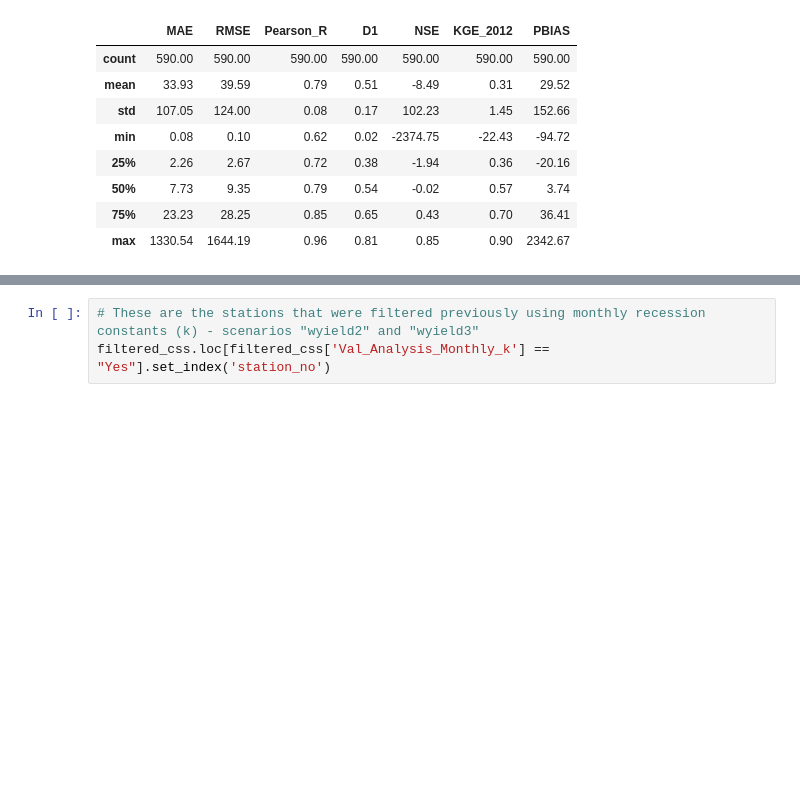
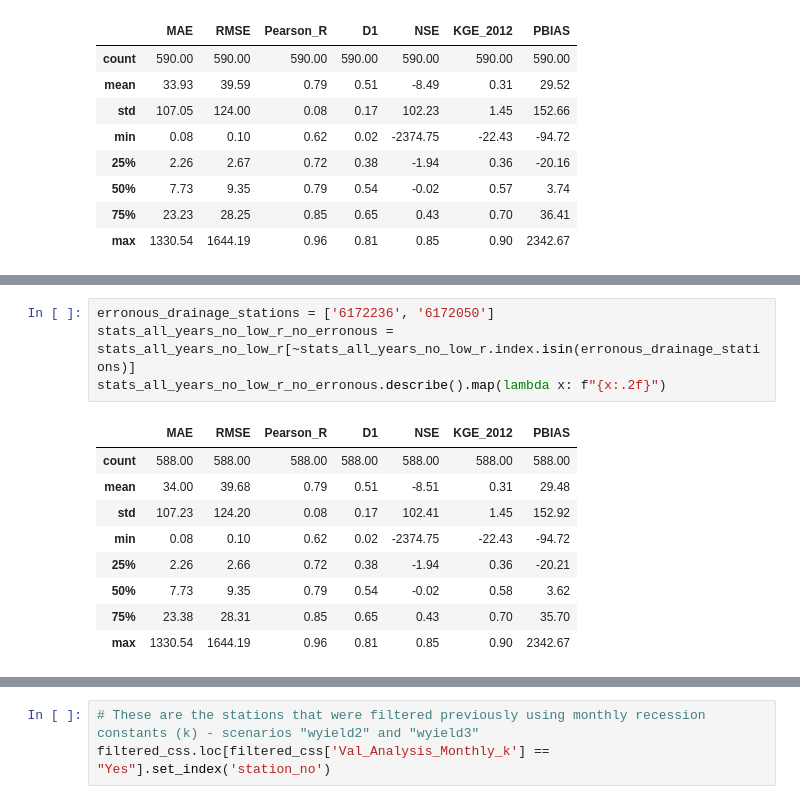
Before and after one commit to jevago262000/PhD_1-Water_Balance, a Jupyter notebook: 7.2a.streamflow_analysis_from_wyield4.ipynb, the cells around one changed output, grey strips where cells are left out. Cells and saved outputs as stored; diff of their text form; blank space fills up the shorter version.

```diff
--- a/7.2a.streamflow_analysis_from_wyield4.ipynb
+++ b/7.2a.streamflow_analysis_from_wyield4.ipynb
@@ -585,0 +601,14 @@ Greater-Pearson stations: ['3617811', '3618720', '3628400', '3630600', '3635310'
+# %%
+erronous_drainage_stations = ['6172236', '6172050']
+stats_all_years_no_low_r_no_erronous = stats_all_years_no_low_r[~stats_all_years_no_low_r.index.isin(erronous_drainage_stations)]
+stats_all_years_no_low_r_no_erronous.describe().map(lambda x: f"{x:.2f}")
+# %% [output]
+|  | MAE | RMSE | Pearson_R | D1 | NSE | KGE_2012 | PBIAS |
+| count | 588.00 | 588.00 | 588.00 | 588.00 | 588.00 | 588.00 | 588.00 |
+| mean | 34.00 | 39.68 | 0.79 | 0.51 | -8.51 | 0.31 | 29.48 |
+| std | 107.23 | 124.20 | 0.08 | 0.17 | 102.41 | 1.45 | 152.92 |
+| min | 0.08 | 0.10 | 0.62 | 0.02 | -2374.75 | -22.43 | -94.72 |
+| 25% | 2.26 | 2.66 | 0.72 | 0.38 | -1.94 | 0.36 | -20.21 |
+| 50% | 7.73 | 9.35 | 0.79 | 0.54 | -0.02 | 0.58 | 3.62 |
+| 75% | 23.38 | 28.31 | 0.85 | 0.65 | 0.43 | 0.70 | 35.70 |
+| max | 1330.54 | 1644.19 | 0.96 | 0.81 | 0.85 | 0.90 | 2342.67 |
```
Also changed, not shown: parts of 3 cells of this notebook, 1 other file.
